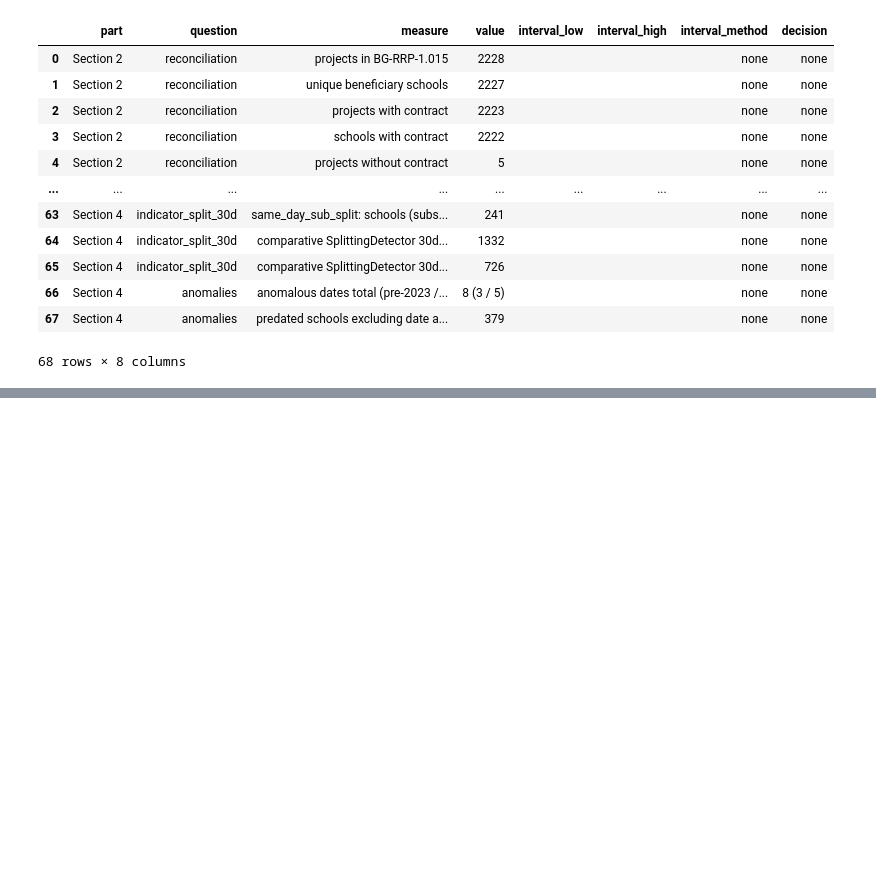
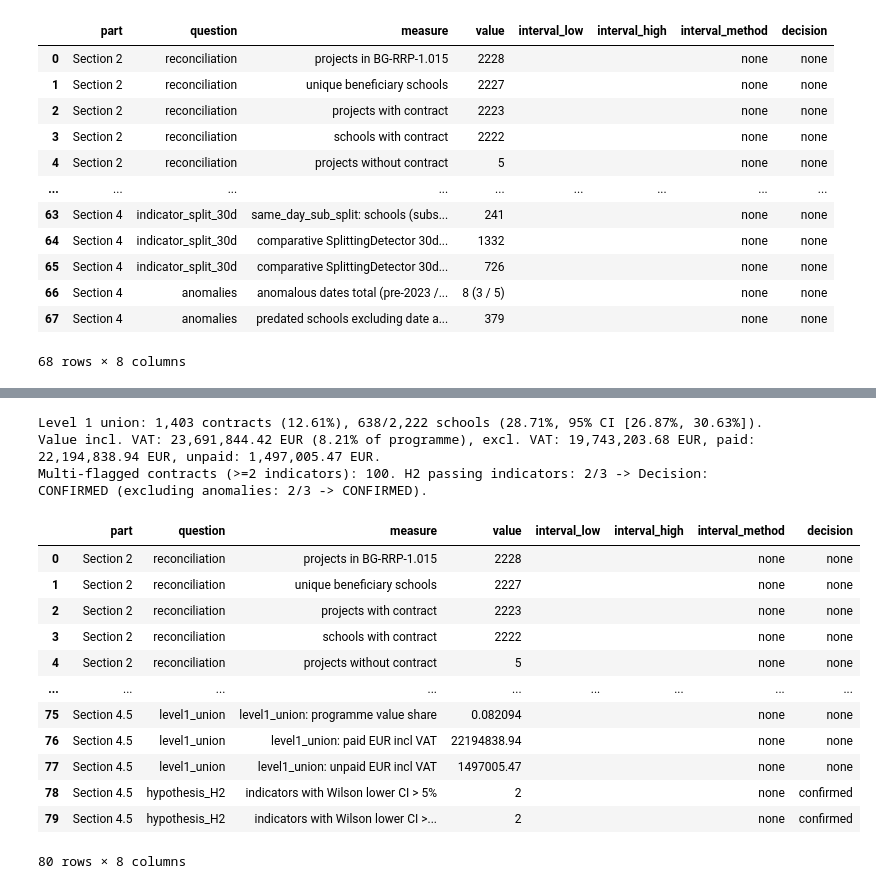
Before and after one commit to beluhov/stem-public-data-indicators, a Jupyter notebook: STEM_Public_Data_Indicators.ipynb, the cells around one changed output, grey strips where cells are left out. Cells and saved outputs as stored; diff of their text form; code cells hidden in the pictures; blank space fills up the shorter version.

```diff
--- a/STEM_Public_Data_Indicators.ipynb
+++ b/STEM_Public_Data_Indicators.ipynb
@@ -525,0 +562,69 @@ Top suppliers for regime_mismatch:
+# %%
+l1_mask = c_eval["flag_predated"] | c_eval["flag_split_30d"] | c_eval["flag_regime_mismatch"]
+flag_sum_per_contract = (
+    c_eval["flag_predated"].astype(int)
+    + c_eval["flag_split_30d"].astype(int)
+    + c_eval["flag_regime_mismatch"].astype(int)
+)
+n_multi_flag = int((flag_sum_per_contract >= 2).sum())
+
+l1_row = summarize_indicator(
+    l1_mask,
+    "level1_union",
+    "Level 1 union (any contract indicator)",
+    False,
+    "",
+    f"{n_multi_flag} contracts carry >=2 Level 1 indicators; programme share {c_eval.loc[l1_mask, 'amount_eur_incl_vat'].sum() / total_incl_vat:.4%}",
+)
+
+h2_df = t21_df[t21_df["in_H2_rule"]].copy()
+n_passing = int(h2_df["ci95_lower_over_5pct"].sum())
+h2_decision = "confirmed" if n_passing >= 2 else "rejected"
+
+c_no_anom = c_eval[~anom_all]
+l1_clean = c_no_anom["flag_predated"] | c_no_anom["flag_split_30d"] | c_no_anom["flag_regime_mismatch"]
+clean_passing = 0
+for col in ("flag_predated", "flag_split_30d", "flag_regime_mismatch"):
+    _, lo_c, _ = wilson_ci(c_no_anom.loc[c_no_anom[col], "school_bulstat"].nunique(), N_SCHOOLS)
+    if lo_c > 0.05:
+        clean_passing += 1
+h2_clean_decision = "confirmed" if clean_passing >= 2 else "rejected"
+
+t21_df = pd.concat([t21_df, pd.DataFrame([l1_row])], ignore_index=True)
+t21_df.to_csv(DERIVED_DIR / "T2_1_indicators.csv", index=False, encoding="utf-8", lineterminator="\n")
+
+prog_share_l1 = l1_row["value_eur_incl_vat"] / total_incl_vat
+print(f"Level 1 union: {l1_row['n_contracts']:,} contracts ({l1_row['share_contracts']:.2%}), {l1_row['n_schools']:,}/2,222 schools ({l1_row['share_schools']:.2%}, 95% CI [{l1_row['ci95_low']:.2%}, {l1_row['ci95_high']:.2%}]).")
+print(f"Value incl. VAT: {l1_row['value_eur_incl_vat']:,.2f} EUR ({prog_share_l1:.2%} of programme), excl. VAT: {l1_row['value_eur_excl_vat']:,.2f} EUR, paid: {l1_row['paid_eur_incl_vat']:,.2f} EUR, unpaid: {l1_row['unpaid_eur_incl_vat']:,.2f} EUR.")
+print(f"Multi-flagged contracts (>=2 indicators): {n_multi_flag}. H2 passing indicators: {n_passing}/3 -> Decision: {h2_decision.upper()} (excluding anomalies: {clean_passing}/3 -> {h2_clean_decision.upper()}).")
+
+record_conclusion("Section 4.5", "level1_union", "level1_union: contracts", l1_row["n_contracts"])
+record_conclusion("Section 4.5", "level1_union", "level1_union: multi-indicator contracts", n_multi_flag)
+record_conclusion("Section 4.5", "level1_union", "level1_union: schools", l1_row["n_schools"])
+record_conclusion("Section 4.5", "level1_union", "level1_union: share of contracts", f"{l1_row['share_contracts']:.6f}")
+record_conclusion("Section 4.5", "level1_union", "level1_union: share of schools", f"{l1_row['share_schools']:.6f}", f"{l1_row['ci95_low']:.6f}", f"{l1_row['ci95_high']:.6f}", "Wilson", "none")
+record_conclusion("Section 4.5", "level1_union", "level1_union: value EUR incl VAT", f"{l1_row['value_eur_incl_vat']:.2f}")
+record_conclusion("Section 4.5", "level1_union", "level1_union: value EUR excl VAT", f"{l1_row['value_eur_excl_vat']:.2f}")
+record_conclusion("Section 4.5", "level1_union", "level1_union: programme value share", f"{prog_share_l1:.6f}")
+record_conclusion("Section 4.5", "level1_union", "level1_union: paid EUR incl VAT", f"{l1_row['paid_eur_incl_vat']:.2f}")
+record_conclusion("Section 4.5", "level1_union", "level1_union: unpaid EUR incl VAT", f"{l1_row['unpaid_eur_incl_vat']:.2f}")
+record_conclusion("Section 4.5", "hypothesis_H2", "indicators with Wilson lower CI > 5%", n_passing, "", "", "none", h2_decision)
+record_conclusion("Section 4.5", "hypothesis_H2", "indicators with Wilson lower CI > 5% (excl date anomalies)", clean_passing, "", "", "none", h2_clean_decision)
+flush_conclusions()
+# %% [output]
+Level 1 union: 1,403 contracts (12.61%), 638/2,222 schools (28.71%, 95% CI [26.87%, 30.63%]).
+Value incl. VAT: 23,691,844.42 EUR (8.21% of programme), excl. VAT: 19,743,203.68 EUR, paid: 22,194,838.94 EUR, unpaid: 1,497,005.47 EUR.
+Multi-flagged contracts (>=2 indicators): 100. H2 passing indicators: 2/3 -> Decision: CONFIRMED (excluding anomalies: 2/3 -> CONFIRMED).
+|  | part | question | measure | value | interval_low | interval_high | interval_method | decision |
+| 0 | Section 2 | reconciliation | projects in BG-RRP-1.015 | 2228 |  |  | none | none |
+| 1 | Section 2 | reconciliation | unique beneficiary schools | 2227 |  |  | none | none |
+| 2 | Section 2 | reconciliation | projects with contract | 2223 |  |  | none | none |
+| 3 | Section 2 | reconciliation | schools with contract | 2222 |  |  | none | none |
+| 4 | Section 2 | reconciliation | projects without contract | 5 |  |  | none | none |
+| ... | ... | ... | ... | ... | ... | ... | ... | ... |
+| 75 | Section 4.5 | level1_union | level1_union: programme value share | 0.082094 |  |  | none | none |
+| 76 | Section 4.5 | level1_union | level1_union: paid EUR incl VAT | 22194838.94 |  |  | none | none |
+| 77 | Section 4.5 | level1_union | level1_union: unpaid EUR incl VAT | 1497005.47 |  |  | none | none |
+| 78 | Section 4.5 | hypothesis_H2 | indicators with Wilson lower CI > 5% | 2 |  |  | none | confirmed |
+| 79 | Section 4.5 | hypothesis_H2 | indicators with Wilson lower CI >... | 2 |  |  | none | confirmed |
+80 rows × 8 columns
```
Also changed, not shown: parts of 4 cells of this notebook, 5 other files.
